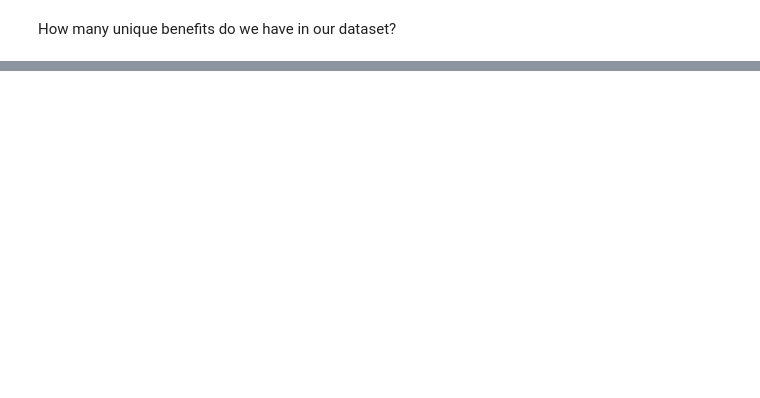
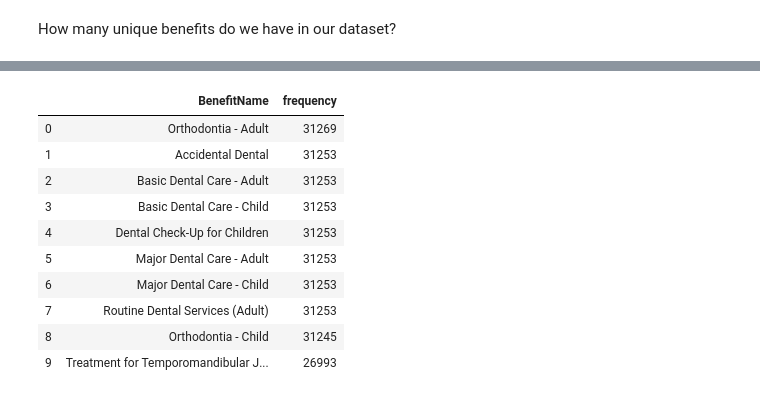
Before and after one commit to willjdew/Health_Insurance_Marketplace, a Jupyter notebook: notebooks/Health_Insurance.ipynb, the cells around one changed output, grey strips where cells are left out. Drawn from its saved outputs; the diff is of its cells as text; code cells hidden in the pictures; blank space fills up the shorter version.

```diff
--- a/notebooks/Health_Insurance.ipynb
+++ b/notebooks/Health_Insurance.ipynb
@@ -174,0 +154,21 @@ fetch_sql_df(query)
+# %%
+query = """SELECT BenefitName, COUNT(*) AS frequency
+           FROM BenefitsCostSharing
+           WHERE BusinessYear = 2015
+           GROUP BY BenefitName
+           ORDER BY COUNT(*) DESC, BenefitName
+           LIMIT 10"""
+
+fetch_sql_df(query)
+# %% [output]
+|  | BenefitName | frequency |
+| 0 | Orthodontia - Adult | 31269 |
+| 1 | Accidental Dental | 31253 |
+| 2 | Basic Dental Care - Adult | 31253 |
+| 3 | Basic Dental Care - Child | 31253 |
+| 4 | Dental Check-Up for Children | 31253 |
+| 5 | Major Dental Care - Adult | 31253 |
+| 6 | Major Dental Care - Child | 31253 |
+| 7 | Routine Dental Services (Adult) | 31253 |
+| 8 | Orthodontia - Child | 31245 |
+| 9 | Treatment for Temporomandibular J... | 26993 |
```
Also changed, not shown: parts of 23 cells of this notebook.
